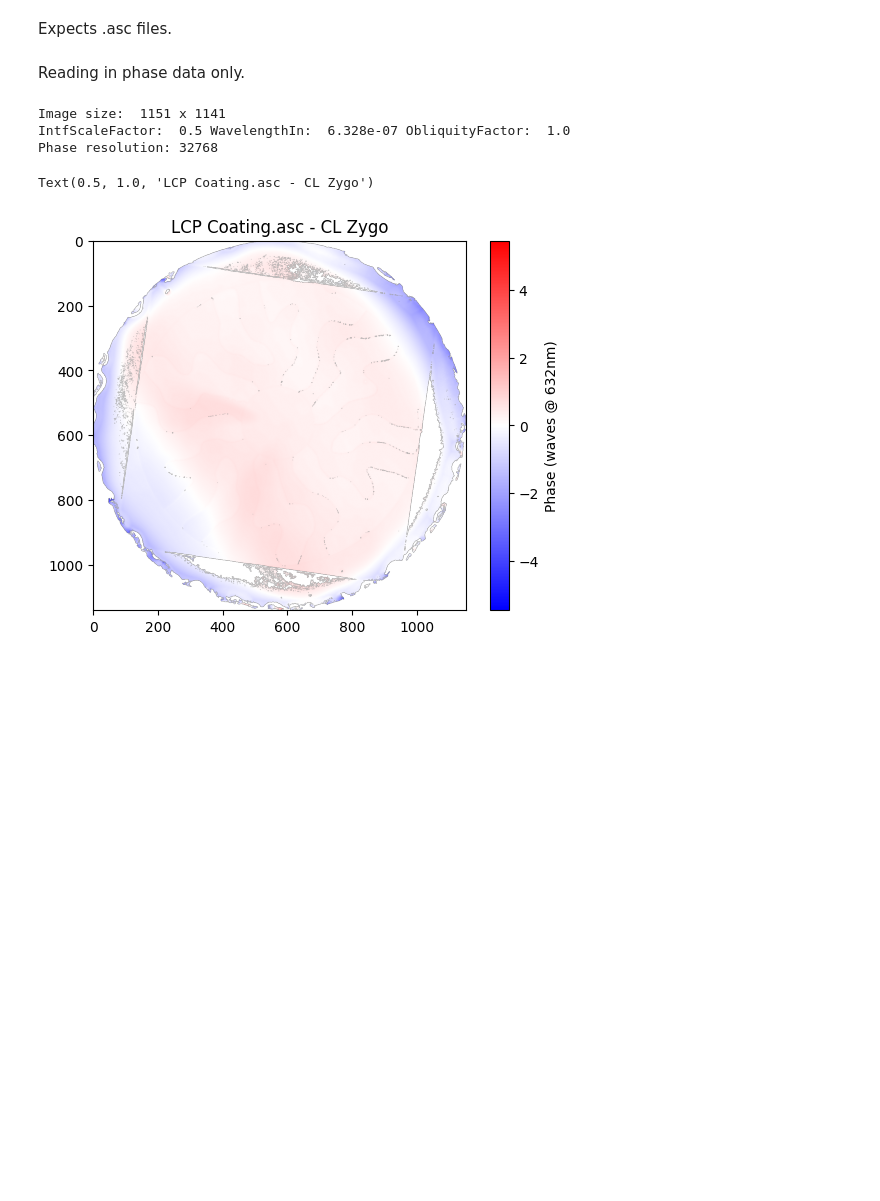
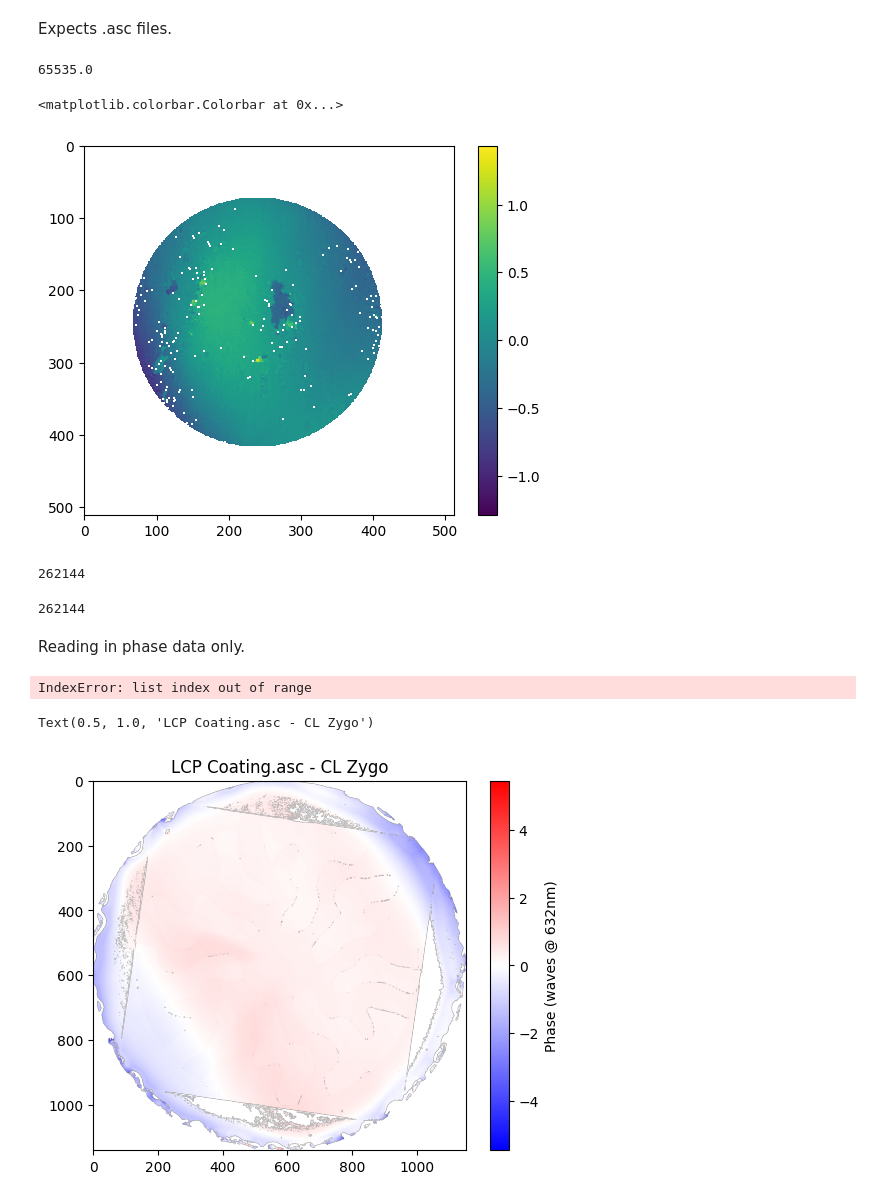
Before and after one commit to TolimanSpace/toliman_dp_design_testing, a Jupyter notebook: LoadZygo.ipynb, the cells around one changed output. Cells and saved outputs as stored; diff of their text form; code cells hidden in the pictures; blank space fills up the shorter version.

```diff
--- a/LoadZygo.ipynb
+++ b/LoadZygo.ipynb
@@ -11,12 +23,34 @@ data_dir = os.getcwd() + "/data/CL_Jan2026/"
+# %%
+t = np.loadtxt("output.asc")
+# %%
+t1.max()
+# %% [output]
+65535.0
+# %%
+t1 = np.reshape(t, (512, 512))
+t1[t1 > 65534] = np.nan
+plt.imshow(np.reshape(t1, (512, 512)))
+plt.colorbar()
+# %% [output]
+<matplotlib.colorbar.Colorbar at 0x...>
+[figure, added]
+# %%
+512 * 512
+# %% [output]
+262144
+# %%
+len(t)
+# %% [output]
+262144
 # %% [markdown]
 Reading in phase data only.
 # %%
-fname = data_dir + "LCP Coating.asc"
+fname = data_dir + "TOLIMAN_flight_26022026.esg"
 
-f = open(fname, 'r')
+f = open(fname, "r")
 IntfScaleFactor, WavelengthIn, ObliquityFactor, R = None, None, None, None
 img_size_x, img_size_y = None, None
-hash_in, n_hashes=False, 0
+hash_in, n_hashes = False, 0
 phase_img = []
 for i, line in enumerate(f):
     l = line.strip()
@@ -31,9 +65,16 @@ for i, line in enumerate(f):
         IntfScaleFactor = float(l[1])
         WavelengthIn = float(l[2])
         ObliquityFactor = float(l[4])
-        print("IntfScaleFactor: ", IntfScaleFactor, "WavelengthIn: ", WavelengthIn, "ObliquityFactor: ", ObliquityFactor)
+        print(
+            "IntfScaleFactor: ",
+            IntfScaleFactor,
+            "WavelengthIn: ",
+            WavelengthIn,
+            "ObliquityFactor: ",
+            ObliquityFactor,
+        )
 
-    elif i==10:
+    elif i == 10:
         phaseres = float(l[0])
         if phaseres == 0.0:
             R = 4096
@@ -43,7 +84,7 @@ for i, line in enumerate(f):
             ValueError("Phase resolution not 0 or 1")
         print("Phase resolution: {}".format(R))
 
-    if l[0] == '#' and hash_in:
+    if l[0] == "#" and hash_in:
         # 2nd hash signifies data end
         break
 
@@ -51,15 +92,13 @@ for i, line in enumerate(f):
         data = np.asarray(l, dtype=np.float128)
         phase_img.append(data)
 
-    if l[0] == '#' and not hash_in:
+    if l[0] == "#" and not hash_in:
         n_hashes += 1
 
     if n_hashes == 2:
         hash_in = True
 # %% [output]
-Image size:  1151 x 1141
-IntfScaleFactor:  0.5 WavelengthIn:  6.328e-07 ObliquityFactor:  1.0
-Phase resolution: 32768
+IndexError: list index out of range
 # %%
 # phase_arr = np.asarray(phase_img)
 # fx_img = np.append(phase_img[-1], 9223372036854775808)
```
Also changed, not shown: parts of 2 cells of this notebook, 1 other file.
